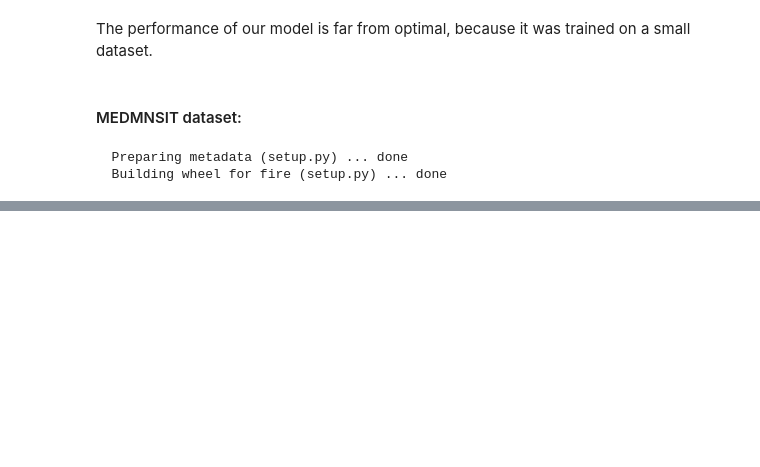
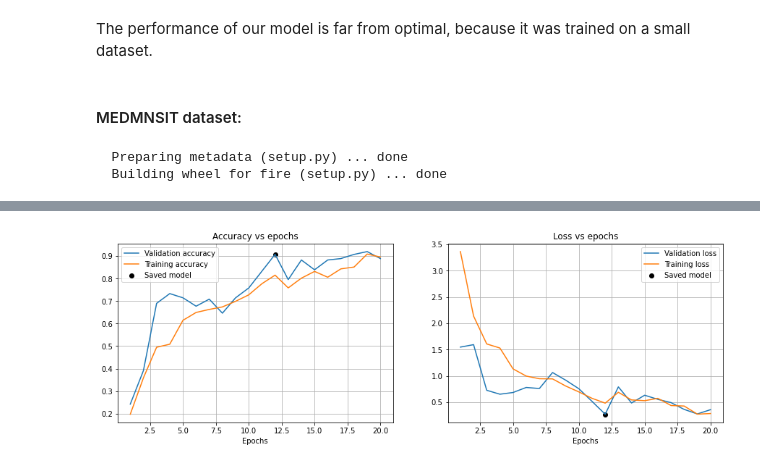
Before and after one commit to Mkenza/Computer_V_SDI, a Jupyter notebook: TP5_MAKHLOUF_video_transformers.ipynb, the cells around one changed output, grey strips where cells are left out. Saved outputs shown, nothing was run; the diff lists cells and outputs as text; code cells hidden in the pictures; blank space fills up the shorter version.

```diff
--- a/TP5_MAKHLOUF_video_transformers.ipynb
+++ b/TP5_MAKHLOUF_video_transformers.ipynb
@@ -486,6 +523,7 @@ def build_feature_extractor():
 
 feature_extractor = build_feature_extractor()
 # %%
+from tqdm import tqdm
 MAX_SEQ_LENGTH = 28
 def prepare_all_videos(videos):
     num_samples = len(videos)
@@ -496,7 +534,7 @@ def prepare_all_videos(videos):
 
     # For each video.
 
-    for idx, frames in enumerate(videos):
+    for idx, frames in enumerate(tqdm(videos)):
 
         # Pad shorter videos.
         if len(frames) < MAX_SEQ_LENGTH:
@@ -527,7 +565,7 @@ def prepare_all_videos(videos):
         #         else:
         #             temp_frame_features[i, j, :] = 0.0
 
-        frame_features[idx,] = feature_extractor.predict(n_batch)
+        frame_features[idx,] = feature_extractor.predict(n_batch, verbose=0)
 
     return frame_features
 train_videos = np.reshape(train_videos, (train_videos.shape[0], train_videos.shape[1], train_videos.shape[2], train_videos.shape[3], 1))
@@ -624,4 +628,6 @@ def run_experiment():
     _, accuracy = model.evaluate(test_features, test_labels_enc)
     print(f"Test accuracy: {round(accuracy * 100, 2)}%")
 
-    return model
+    return model, history
+# %%
+model_second, history_second = run_experiment()
@@ -627,0 +652,25 @@ def run_experiment():
+# %%
+plt.figure(figsize=(15, 10))
+plt.subplot(221)
+plt.plot(np.arange(1, 21), history_second.history["val_accuracy"], label="Validation accuracy")
+plt.plot(np.arange(1, 21), history_second.history["accuracy"], label="Training accuracy")
+plt.scatter(12, history_second.history["val_accuracy"][11], label="Saved model", color="black")
+
+plt.title("Accuracy vs epochs")
+plt.xlabel("Epochs")
+
+plt.legend()
+plt.grid()
+plt.subplot(222)
+plt.plot(np.arange(1, 21), history_second.history["val_loss"], label="Validation loss")
+plt.plot(np.arange(1, 21), history_second.history["loss"], label="Training loss")
+plt.scatter(12, history_second.history["val_loss"][11], label="Saved model", color="black")
+plt.title("Loss vs epochs")
+plt.xlabel("Epochs")
+
+plt.legend()
+plt.grid()
+
+plt.show()
+# %% [output]
+[figure, added]
```
Also changed, not shown: parts of 16 cells of this notebook.
